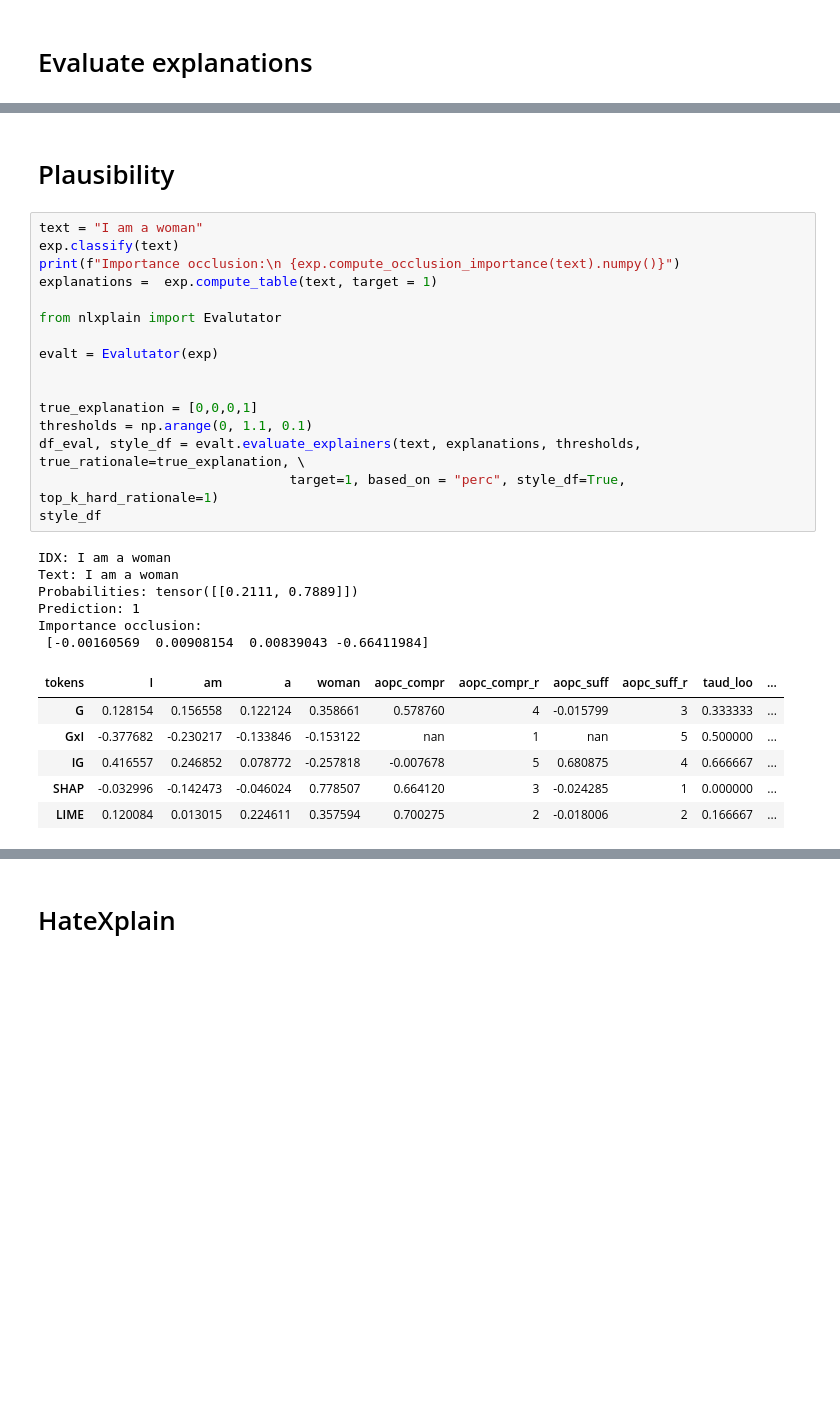
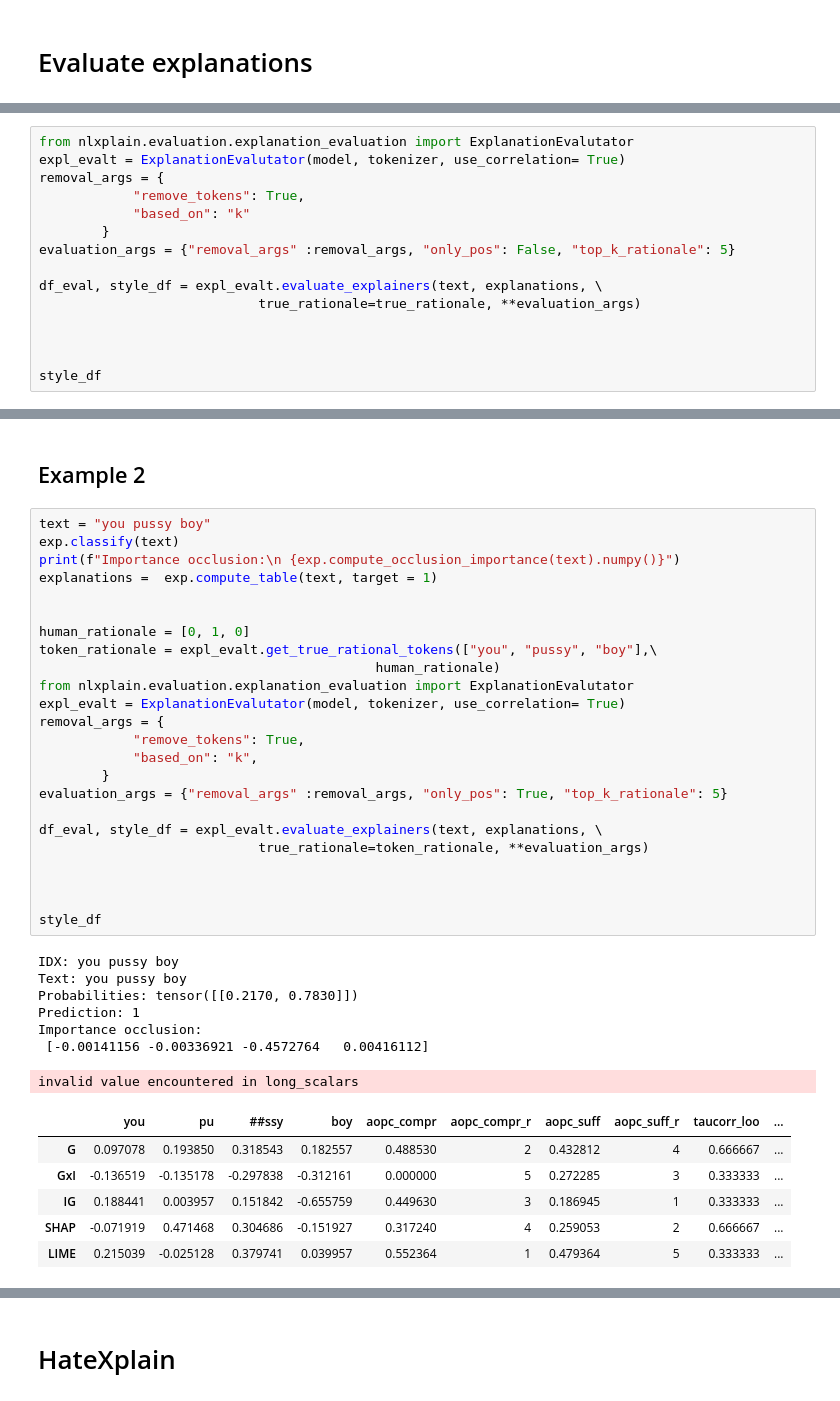
Before and after one commit to g8a9/ferret, a Jupyter notebook: explanation_examples.ipynb, the cells around one changed output, grey strips where cells are left out. Cells and saved outputs as stored; diff of their text form; blank space fills up the shorter version.

Commit message:
refactor v1 evaluation measures

```diff
--- a/explanation_examples.ipynb
+++ b/explanation_examples.ipynb
@@ -154,0 +66,15 @@ style_df
+# %%
+from nlxplain.evaluation.explanation_evaluation import ExplanationEvalutator
+expl_evalt = ExplanationEvalutator(model, tokenizer, use_correlation= True)
+removal_args = {
+            "remove_tokens": True,
+            "based_on": "k"
+        }
+evaluation_args = {"removal_args" :removal_args, "only_pos": False, "top_k_rationale": 5}
+
+df_eval, style_df = expl_evalt.evaluate_explainers(text, explanations, \
+                            true_rationale=true_rationale, **evaluation_args)
+
+
+
+style_df
@@ -155,31 +88,40 @@ style_df
 # %% [markdown]
-# Plausibility
+## Example 2
 # %%
-text = "I am a woman"
+text = "you pussy boy"
 exp.classify(text)
 print(f"Importance occlusion:\n {exp.compute_occlusion_importance(text).numpy()}")
 explanations =  exp.compute_table(text, target = 1)
 
-from nlxplain import Evalutator
 
-evalt = Evalutator(exp)
+human_rationale = [0, 1, 0]
+token_rationale = expl_evalt.get_true_rational_tokens(["you", "pussy", "boy"],\
+                                           human_rationale)
+from nlxplain.evaluation.explanation_evaluation import ExplanationEvalutator
+expl_evalt = ExplanationEvalutator(model, tokenizer, use_correlation= True)
+removal_args = {
+            "remove_tokens": True,
+            "based_on": "k",
+        }
+evaluation_args = {"removal_args" :removal_args, "only_pos": True, "top_k_rationale": 5}
+
+df_eval, style_df = expl_evalt.evaluate_explainers(text, explanations, \
+                            true_rationale=token_rationale, **evaluation_args)
 
 
-true_explanation = [0,0,0,1]
-thresholds = np.arange(0, 1.1, 0.1)
-df_eval, style_df = evalt.evaluate_explainers(text, explanations, thresholds, true_rationale=true_explanation, \
-                                target=1, based_on = "perc", style_df=True, top_k_hard_rationale=1)
+
 style_df
 # %% [output]
-IDX: I am a woman
-Text: I am a woman
-Probabilities: tensor([[0.2111, 0.7889]])
+IDX: you pussy boy
+Text: you pussy boy
+Probabilities: tensor([[0.2170, 0.7830]])
 Prediction: 1
 Importance occlusion:
- [-0.00160569  0.00908154  0.00839043 -0.66411984]
+ [-0.00141156 -0.00336921 -0.4572764   0.00416112]
+invalid value encountered in long_scalars
-| tokens | I | am | a | woman | aopc_compr | aopc_compr_r | aopc_suff | aopc_suff_r | taud_loo | ... |
-| G | 0.128154 | 0.156558 | 0.122124 | 0.358661 | 0.578760 | 4 | -0.015799 | 3 | 0.333333 | ... |
-| GxI | -0.377682 | -0.230217 | -0.133846 | -0.153122 | nan | 1 | nan | 5 | 0.500000 | ... |
-| IG | 0.416557 | 0.246852 | 0.078772 | -0.257818 | -0.007678 | 5 | 0.680875 | 4 | 0.666667 | ... |
-| SHAP | -0.032996 | -0.142473 | -0.046024 | 0.778507 | 0.664120 | 3 | -0.024285 | 1 | 0.000000 | ... |
-| LIME | 0.120084 | 0.013015 | 0.224611 | 0.357594 | 0.700275 | 2 | -0.018006 | 2 | 0.166667 | ... |
+|  | you | pu | ##ssy | boy | aopc_compr | aopc_compr_r | aopc_suff | aopc_suff_r | taucorr_loo | ... |
+| G | 0.097078 | 0.193850 | 0.318543 | 0.182557 | 0.488530 | 2 | 0.432812 | 4 | 0.666667 | ... |
+| GxI | -0.136519 | -0.135178 | -0.297838 | -0.312161 | 0.000000 | 5 | 0.272285 | 3 | 0.333333 | ... |
+| IG | 0.188441 | 0.003957 | 0.151842 | -0.655759 | 0.449630 | 3 | 0.186945 | 1 | 0.333333 | ... |
+| SHAP | -0.071919 | 0.471468 | 0.304686 | -0.151927 | 0.317240 | 4 | 0.259053 | 2 | 0.666667 | ... |
+| LIME | 0.215039 | -0.025128 | 0.379741 | 0.039957 | 0.552364 | 1 | 0.479364 | 5 | 0.333333 | ... |
```
Also changed, not shown: parts of 22 cells of this notebook, 8 other files.
